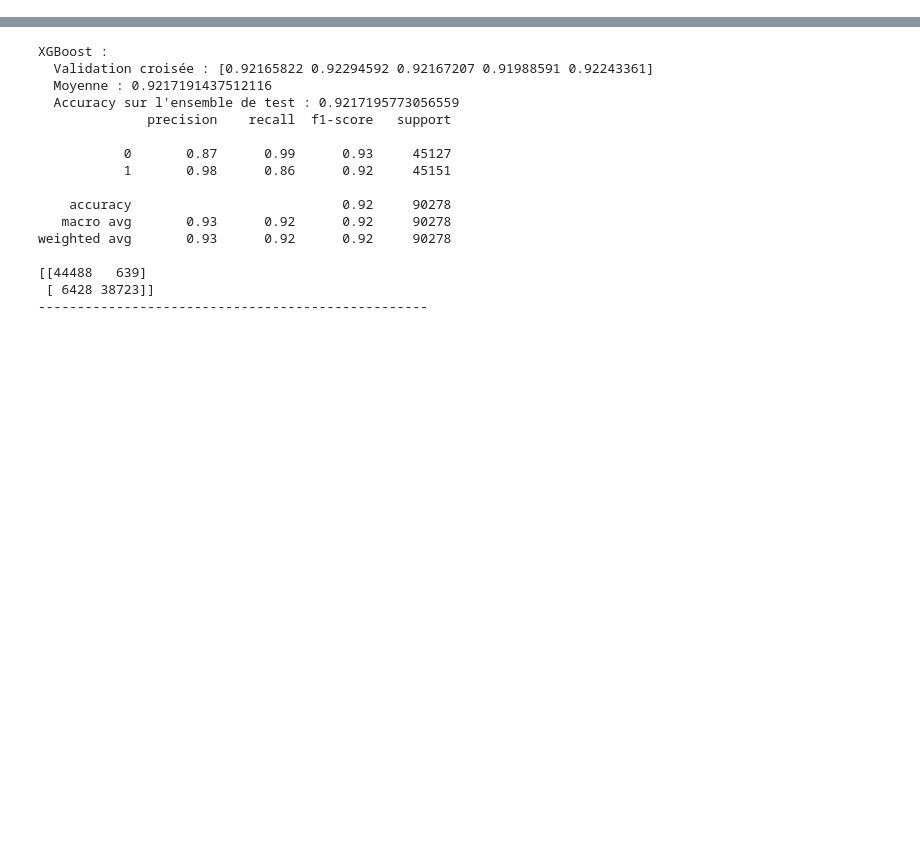
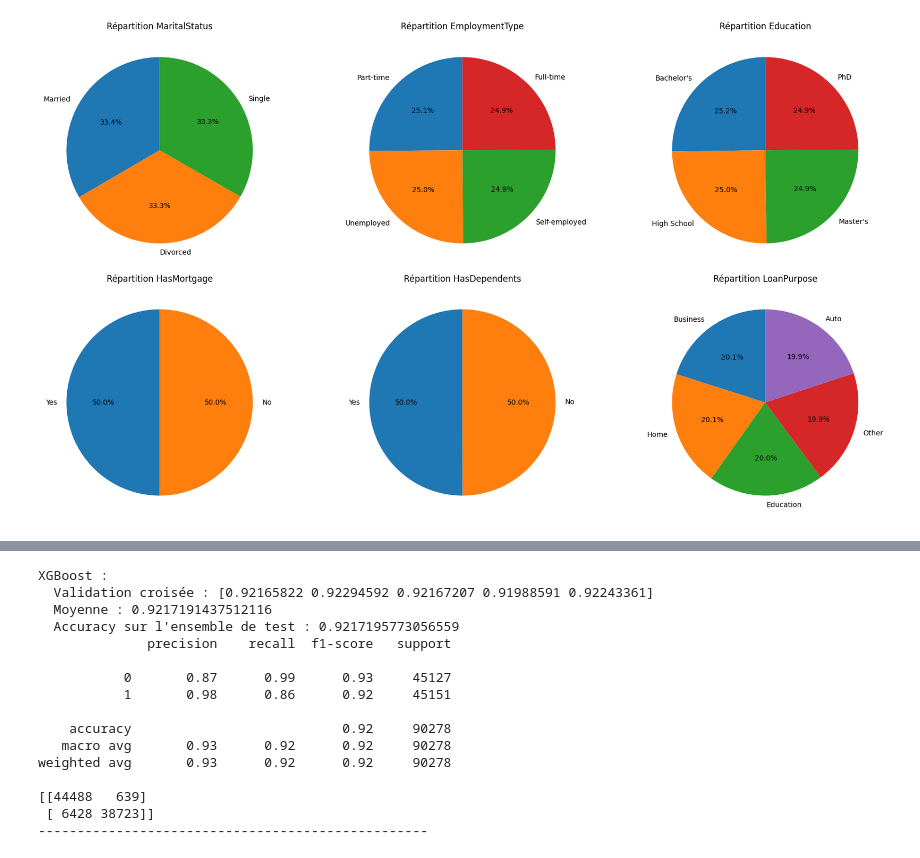
Before and after one commit to Fantaisika/Projet_Machine_Learning, a Jupyter notebook: Exploration.ipynb, the cells around one changed output, grey strips where cells are left out. Cells and saved outputs as stored; diff of their text form; code cells hidden in the pictures; blank space fills up the shorter version.

```diff
--- a/Exploration.ipynb
+++ b/Exploration.ipynb
@@ -470,20 +0,0 @@ plt.show()
-# %%
-import pandas as pd
-from scipy.stats import chi2_contingency
-
-variables_categorielles = ['Education', 'EmploymentType', 'MaritalStatus',
-                           'HasMortgage', 'HasDependents', 'LoanPurpose',
-                           'HasCoSigner']
-
-for variable in variables_categorielles:
-    # Création du tableau de contingence
-    contingency_table = pd.crosstab(Data[variable], Data['Default'])
-
-    # Réalisation du test du chi carré
-    chi2, p, dof, expected = chi2_contingency(contingency_table)
-
-    # Affichage des résultats
-    print(f"Variable : {variable}")
-    print(f"Chi2 : {chi2}")
-    print(f"P-value : {p}")
-    print("-" * 50)
@@ -702,0 +188,24 @@ weighted avg       0.92      0.92      0.92     90278
+# %%
+# Création de la figure avec 2 lignes et 6 colonnes
+fig, axes = plt.subplots(2, 3, figsize=(18, 10))
+
+# Liste des colonnes à afficher
+columns = [
+    'MaritalStatus', 'EmploymentType', 'Education',
+    'HasMortgage', 'HasDependents', 'LoanPurpose'
+]
+
+# Boucle pour créer les graphiques
+for i, col in enumerate(columns):
+    row = i // 3
+    col_index = i % 3
+
+    loan_data[col].value_counts().plot.pie(ax=axes[row, col_index], autopct='%1.1f%%', startangle=90)
+    axes[row, col_index].set_title(f"Répartition {col}")
+    axes[row, col_index].set_ylabel("")
+
+
+plt.tight_layout()
+plt.show()
+# %% [output]
+[figure, added]
```
Also changed, not shown: parts of 105 cells of this notebook.
